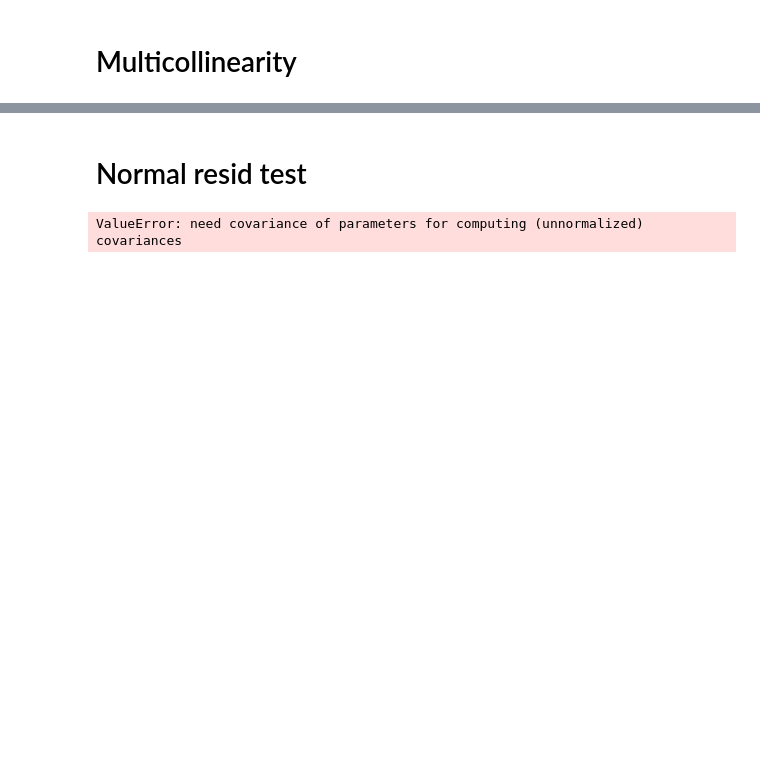
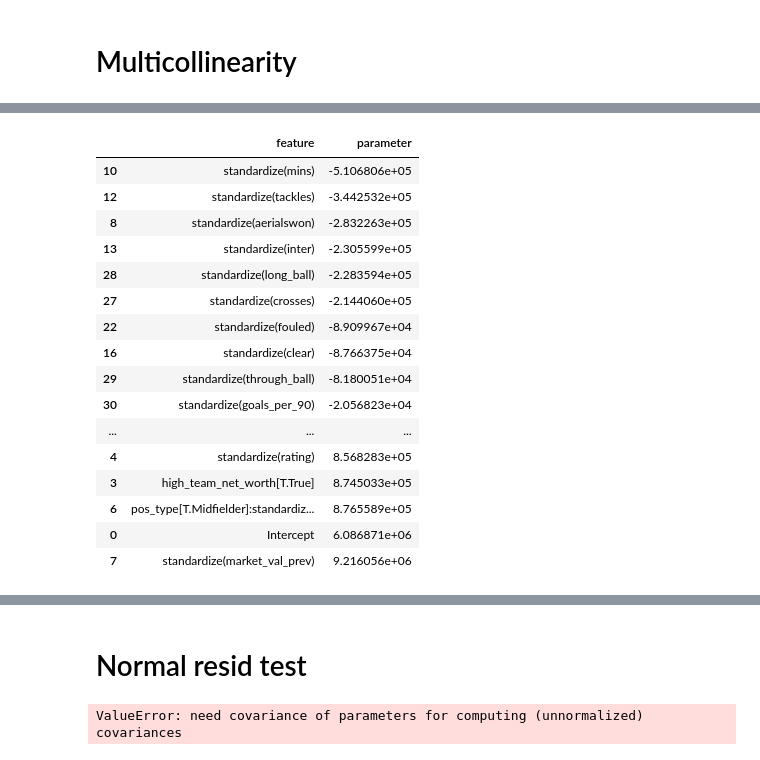
Before and after one commit to cphalpert/soccer-capstone, a Jupyter notebook: model/notebooks/Model1.ipynb, the cells around one changed output, grey strips where cells are left out. Saved outputs shown, nothing was run; the diff lists cells and outputs as text; code cells hidden in the pictures; blank space fills up the shorter version.

```diff
--- a/model/notebooks/Model1.ipynb
+++ b/model/notebooks/Model1.ipynb
@@ -95,0 +277,3 @@ import numpy as np
+# %%
+X, Y = design_matrix_all(data)
+optimization_func = partial(sm_optimize, X_data=X, Y_data=Y, L1_wt=1.0)
@@ -95,0 +292,24 @@ import numpy as np
+# %%
+reg_results, resid_v_actual_plot, actual_v_predicted_plot, cv_rmse = sm_fit(X, Y, alpha=7000, L1_wt=1.0)
+# %%
+features = pd.DataFrame(zip(X.design_info.column_names, reg_results.params), columns=['feature', 'parameter'])
+# %%
+features.sort_values('parameter')
+# %% [output]
+|  | feature | parameter |
+| 10 | standardize(mins) | -5.106806e+05 |
+| 12 | standardize(tackles) | -3.442532e+05 |
+| 8 | standardize(aerialswon) | -2.832263e+05 |
+| 13 | standardize(inter) | -2.305599e+05 |
+| 28 | standardize(long_ball) | -2.283594e+05 |
+| 27 | standardize(crosses) | -2.144060e+05 |
+| 22 | standardize(fouled) | -8.909967e+04 |
+| 16 | standardize(clear) | -8.766375e+04 |
+| 29 | standardize(through_ball) | -8.180051e+04 |
+| 30 | standardize(goals_per_90) | -2.056823e+04 |
+| ... | ... | ... |
+| 4 | standardize(rating) | 8.568283e+05 |
+| 3 | high_team_net_worth[T.True] | 8.745033e+05 |
+| 6 | pos_type[T.Midfielder]:standardiz... | 8.765589e+05 |
+| 0 | Intercept | 6.086871e+06 |
+| 7 | standardize(market_val_prev) | 9.216056e+06 |
```
Also changed, not shown: parts of 67 cells of this notebook, 3 other files.
